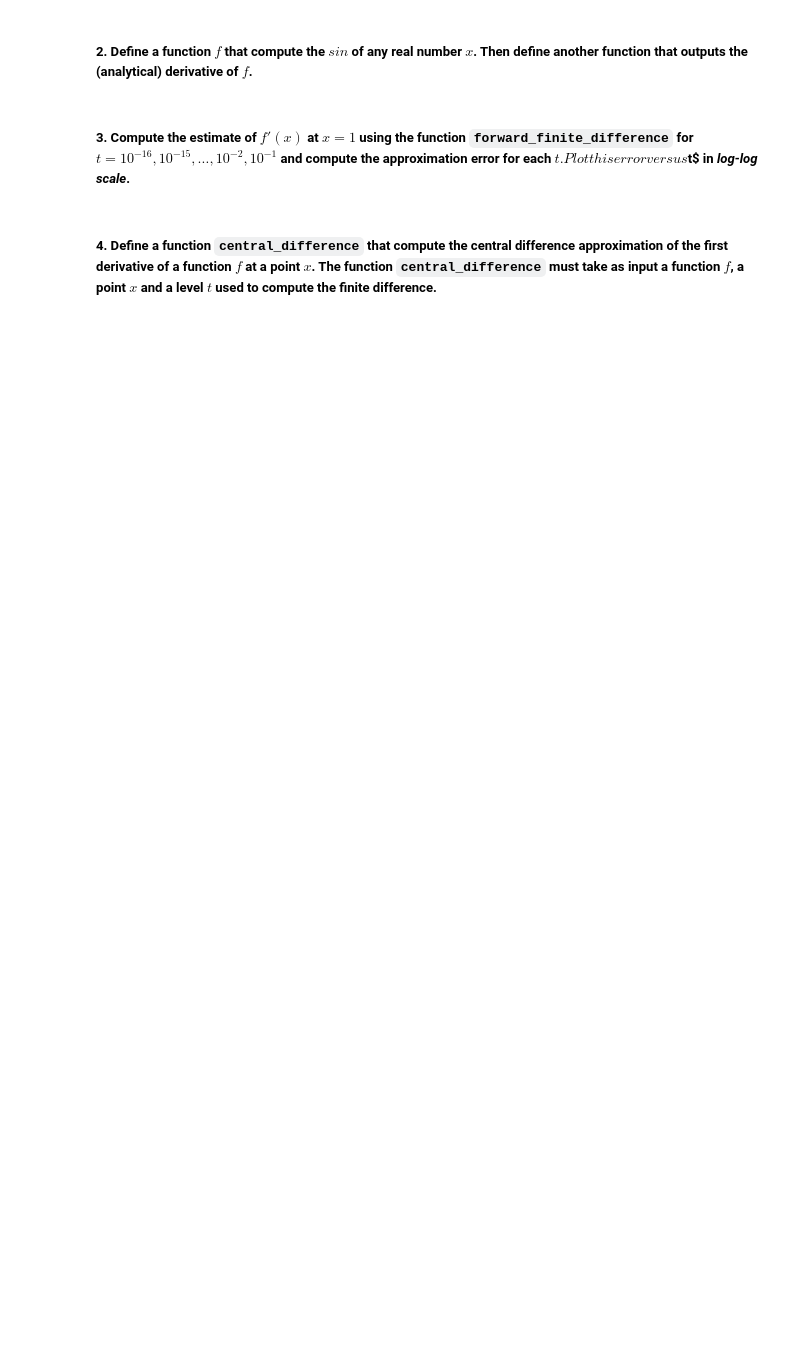
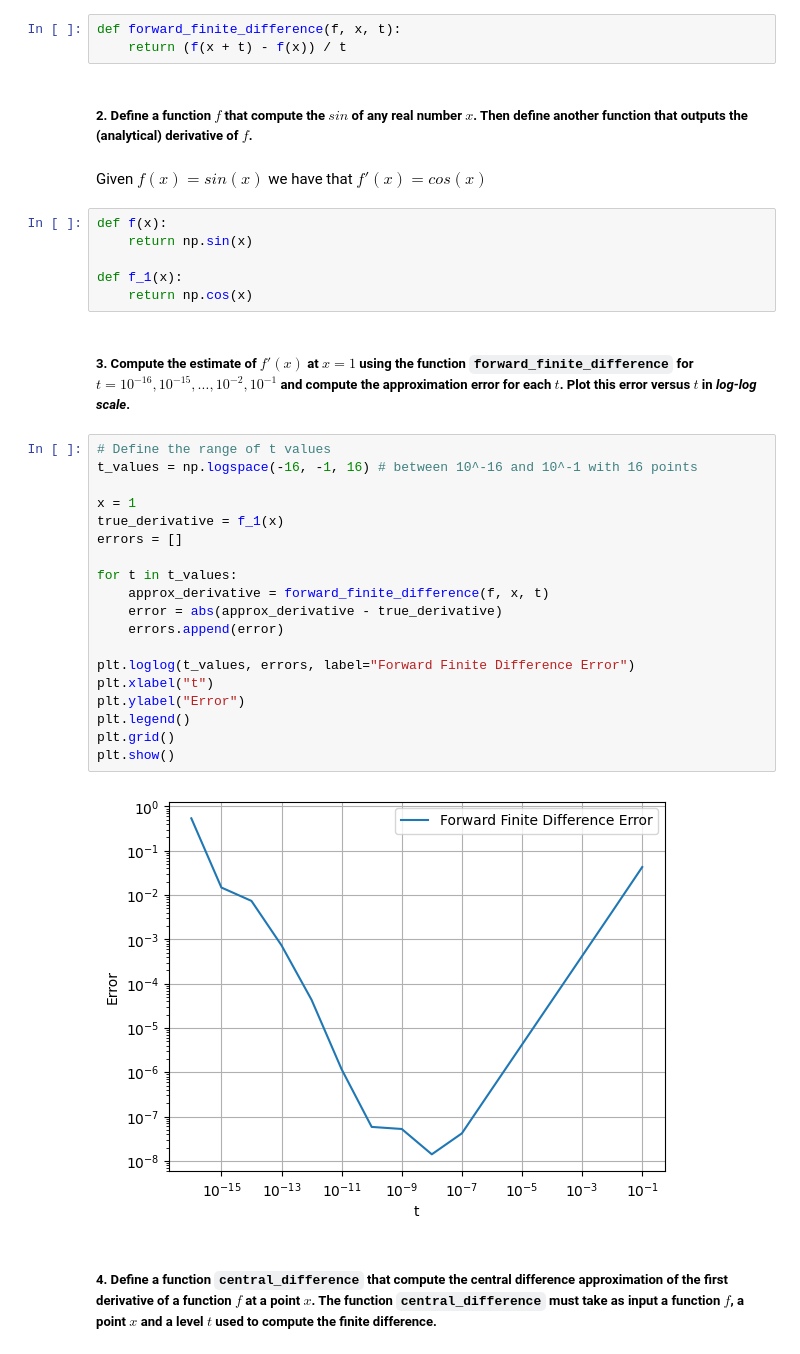
Before and after one commit to ghi-la/OptimizationMethods, a Jupyter notebook: Assignment4/Ass4_GhilardiniMatteo.ipynb, the cells around one changed output. Saved outputs shown, nothing was run; the diff lists cells and outputs as text; blank space fills up the shorter version.

```diff
--- a/Assignment4/Ass4_GhilardiniMatteo.ipynb
+++ b/Assignment4/Ass4_GhilardiniMatteo.ipynb
@@ -158,6 +268,38 @@ with starting point $x^{(0)} = (1, 1)^T$.
+# %%
+def forward_finite_difference(f, x, t):
+    return (f(x + t) - f(x)) / t
 # %% [markdown]
 ##### 2. Define a function $f$ that compute the $sin$ of any real number $x$. Then define another function that outputs the (analytical) derivative of $f$.
+# %% [markdown]
+Given $f(x) = sin(x)$ we have that $f'(x) = cos(x)$
+# %%
+def f(x):
+    return np.sin(x)
+
+def f_1(x):
+    return np.cos(x)
 # %% [markdown]
-##### 3. Compute the estimate of $f'(x)$ at $x = 1$ using the function `forward_finite_difference` for $t = 10^{−16}, 10^{−15} , \dots , 10^{−2}, 10^{−1}$ and compute the approximation error for each $t. Plot this error versus $t$ in _log-log scale_.
+##### 3. Compute the estimate of $f'(x)$ at $x = 1$ using the function `forward_finite_difference` for $t = 10^{−16}, 10^{−15} , \dots , 10^{−2}, 10^{−1}$ and compute the approximation error for each $t$. Plot this error versus $t$ in _log-log scale_.
+# %%
+# Define the range of t values
+t_values = np.logspace(-16, -1, 16) # between 10^-16 and 10^-1 with 16 points
+
+x = 1
+true_derivative = f_1(x)
+errors = []
+
+for t in t_values:
+    approx_derivative = forward_finite_difference(f, x, t)
+    error = abs(approx_derivative - true_derivative)
+    errors.append(error)
+
+plt.loglog(t_values, errors, label="Forward Finite Difference Error")
+plt.xlabel("t")
+plt.ylabel("Error")
+plt.legend()
+plt.grid()
+plt.show()
+# %% [output]
+[figure, added]
 # %% [markdown]
 ##### 4. Define a function `central_difference` that compute the central difference approximation of the first derivative of a function $f$ at a point $x$. The function `central_difference` must take as input a function $f$, a point $x$ and a level $t$ used to compute the finite difference.
```
Also changed, not shown: parts of 13 cells of this notebook, 1 other file.
